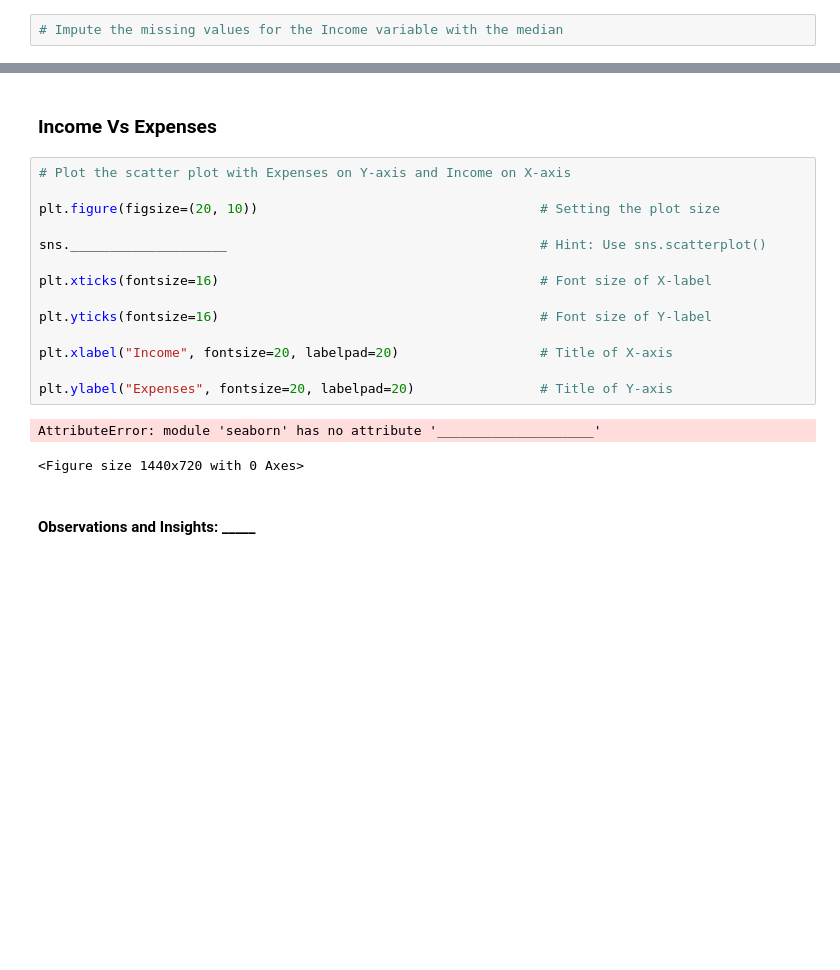
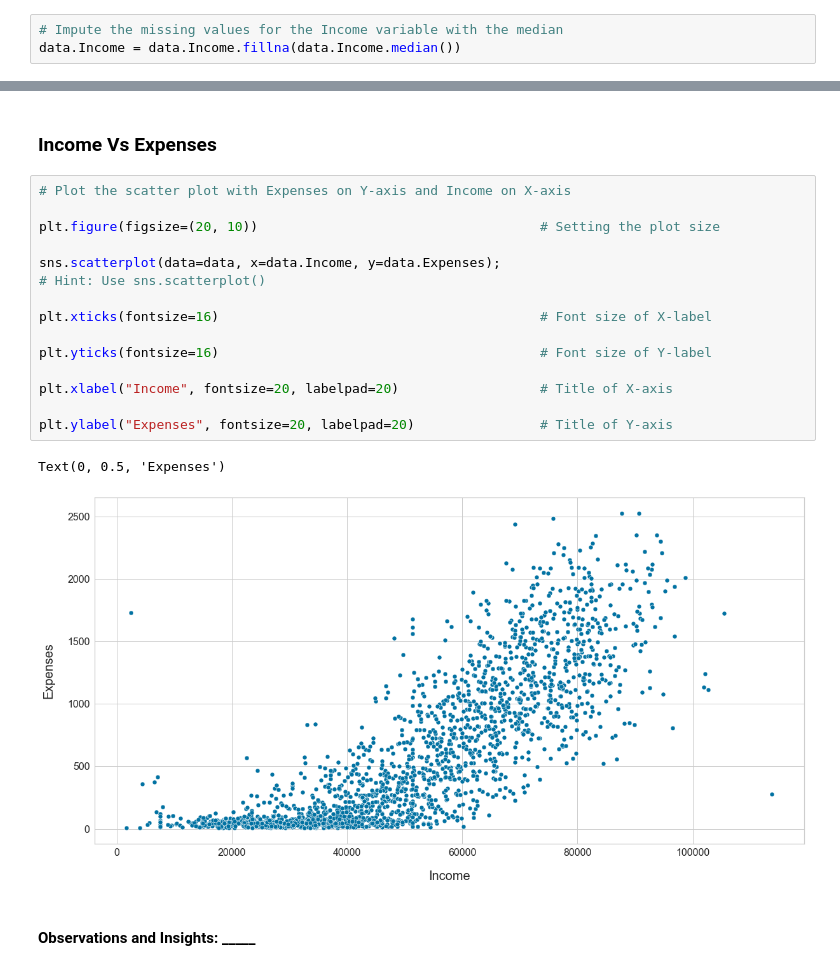
Before and after one commit to robertxbrown06/unsupervised-learning-customer-segmentation, a Jupyter notebook: Reference_Notebook_Milestone_1_Unsupervised_Learning.ipynb, the cells around one changed output, grey strips where cells are left out. Saved outputs shown, nothing was run; the diff lists cells and outputs as text; blank space fills up the shorter version.

```diff
--- a/Reference_Notebook_Milestone_1_Unsupervised_Learning.ipynb
+++ b/Reference_Notebook_Milestone_1_Unsupervised_Learning.ipynb
@@ -779,6 +779,7 @@ plt.show()
 ### **Imputing Missing Values**
 # %%
 # Impute the missing values for the Income variable with the median
+data.Income = data.Income.fillna(data.Income.median())
 # %% [markdown]
 **Now that we are done with data preprocessing, let's visualize new features against the new income variable we have after imputing missing values.**
 # %% [markdown]
@@ -786,20 +787,20 @@ plt.show()
 # %%
 # Plot the scatter plot with Expenses on Y-axis and Income on X-axis
 
 plt.figure(figsize=(20, 10))                                    # Setting the plot size
 
-sns.____________________                                        # Hint: Use sns.scatterplot()
+sns.scatterplot(data=data, x=data.Income, y=data.Expenses);                                       # Hint: Use sns.scatterplot()
 
 plt.xticks(fontsize=16)                                         # Font size of X-label
 
 plt.yticks(fontsize=16)                                         # Font size of Y-label
 
 plt.xlabel("Income", fontsize=20, labelpad=20)                  # Title of X-axis
 
 plt.ylabel("Expenses", fontsize=20, labelpad=20)                # Title of Y-axis
 # %% [output]
-AttributeError: module 'seaborn' has no attribute '____________________'
+Text(0, 0.5, 'Expenses')
-<Figure size 1440x720 with 0 Axes>
+[figure, added]
 # %% [markdown]
 #### **Observations and Insights: _____**
 # %% [markdown]
```
Also changed, not shown: parts of 30 cells of this notebook.
